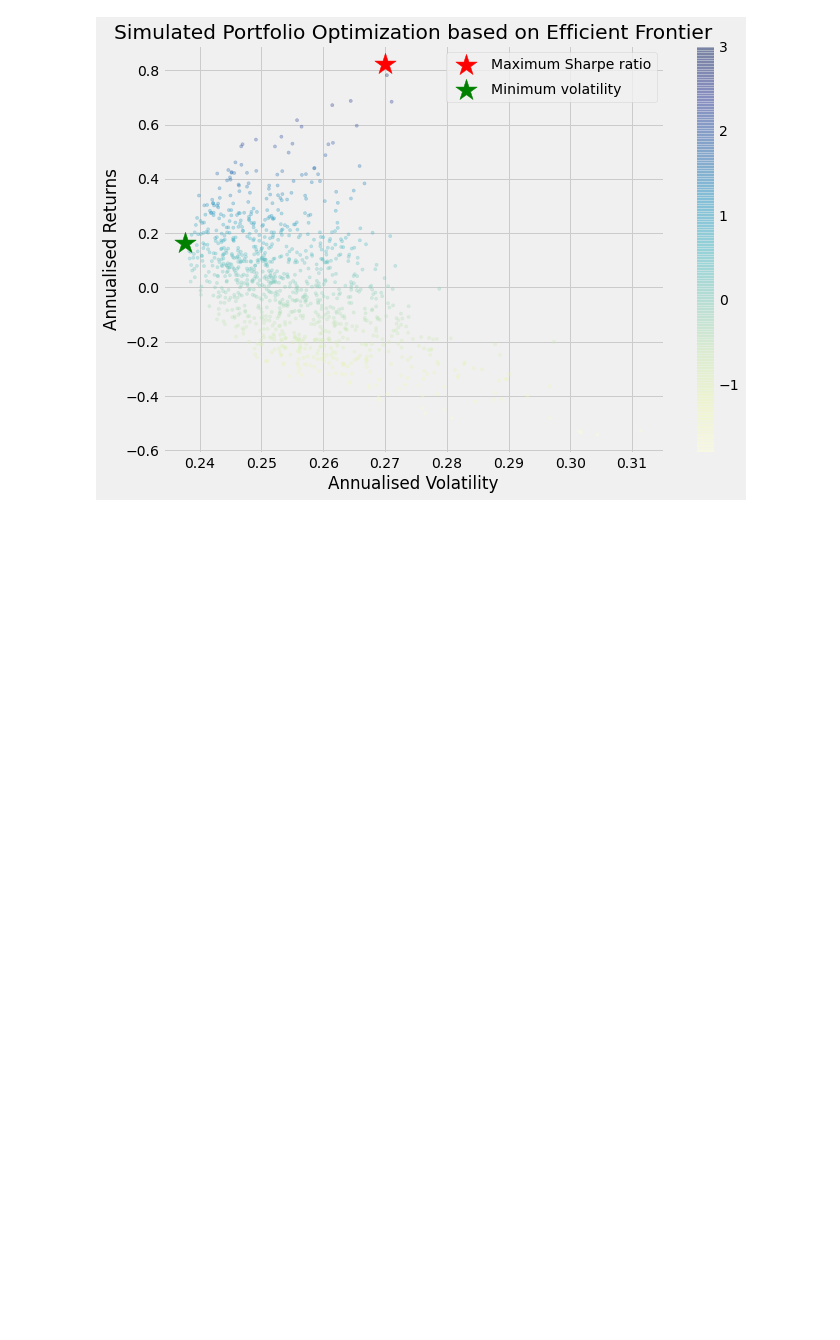
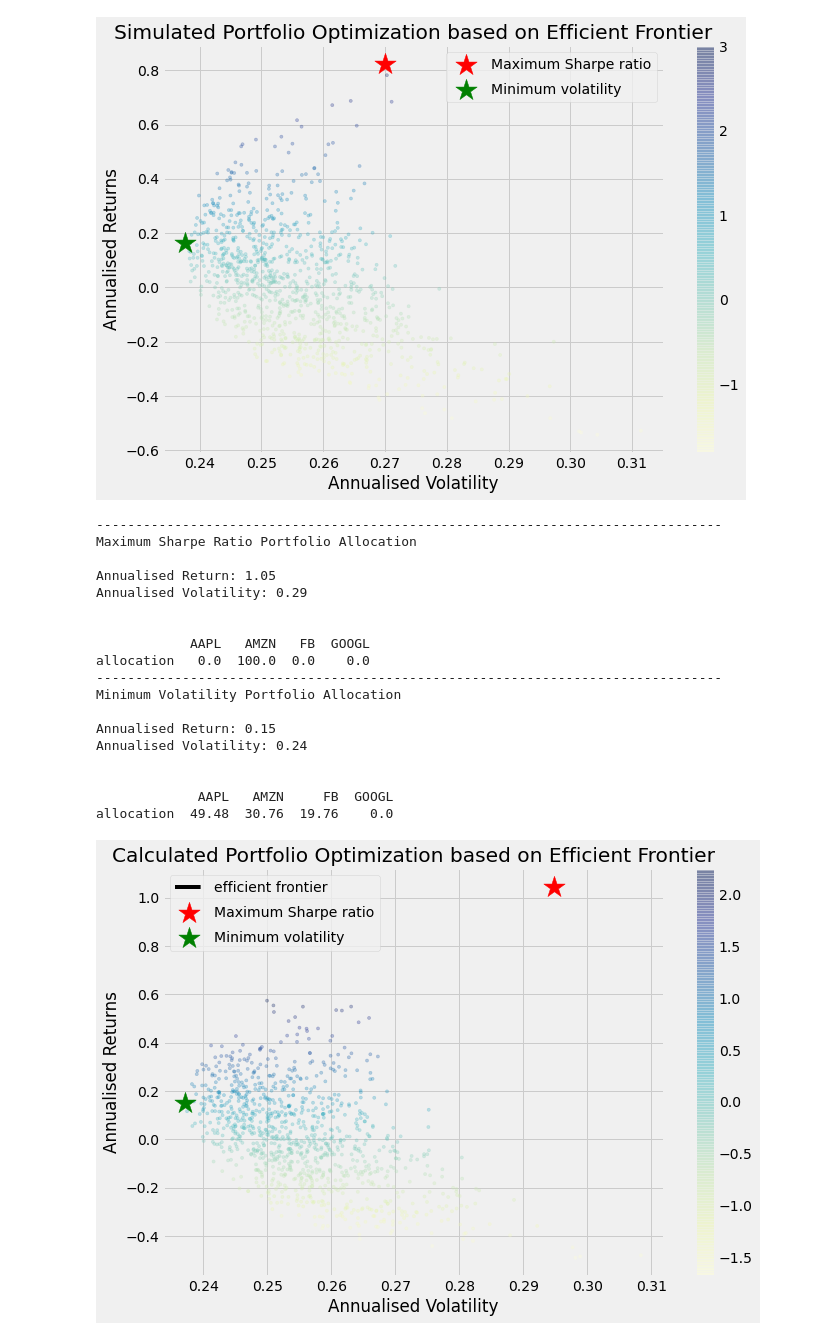
Before and after one commit to krutika234/BSE__IIT-PATNA_OPTIMIZATION-2021, a Jupyter notebook: Portfolio_optimization.ipynb, the cells around one changed output. Saved outputs shown, nothing was run; the diff lists cells and outputs as text; code cells hidden in the pictures; blank space fills up the shorter version.

```diff
--- a/Portfolio_optimization.ipynb
+++ b/Portfolio_optimization.ipynb
@@ -262,7 +262,8 @@ def random_portfolios(num_portfolios, mean_returns, cov_matrix, risk_free_rate):
     args = (mean_returns, cov_matrix)
     constraints = ({'type': 'eq', 'fun': lambda x: np.sum(x) - 1})
     bound = (0.0,1.0)
-    bounds = tuple(bound for asset in range(num_assets))result = sco.minimize(portfolio_volatility, num_assets*[1./num_assets,], args=args,
+    bounds = tuple(bound for asset in range(num_assets))
+    result = sco.minimize(portfolio_volatility, num_assets*[1./num_assets,], args=args,
                         method='SLSQP', bounds=bounds, constraints=constraints)
     return result
 
@@ -375,38 +376,66 @@ allocation  45.83  32.21  19.85   2.11
 
         max_sharpe = max_sharpe_ratio(mean_returns, cov_matrix, risk_free_rate)
         sdp, rp = portfolio_annualised_performance(max_sharpe['x'], mean_returns, cov_matrix)
-        max_sharpe_allocation = pd.DataFrame(max_sharpe.x,index=pf_data.columns,columns=['allocation'])
+        max_sharpe_allocation = pd.DataFrame(max_sharpe.x,index=table.columns,columns=['allocation'])
         max_sharpe_allocation.allocation = [round(i*100,2)for i in max_sharpe_allocation.allocation]
         max_sharpe_allocation = max_sharpe_allocation.T
 
         min_vol = min_variance(mean_returns, cov_matrix)
         sdp_min, rp_min = portfolio_annualised_performance(min_vol['x'], mean_returns, cov_matrix)
-        min_vol_allocation = pd.DataFrame(min_vol.x,index=pf_data.columns,columns=['allocation'])
+        min_vol_allocation = pd.DataFrame(min_vol.x,index=table.columns,columns=['allocation'])
         min_vol_allocation.allocation = [round(i*100,2)for i in min_vol_allocation.allocation]
         min_vol_allocation = min_vol_allocation.T
 
         print ("-"*80)
         print ("Maximum Sharpe Ratio Portfolio Allocation\n")
         print ("Annualised Return:", round(rp,2))
         print ("Annualised Volatility:", round(sdp,2))
         print ("\n")
         print (max_sharpe_allocation)
         print ("-"*80)
         print ("Minimum Volatility Portfolio Allocation\n")
         print ("Annualised Return:", round(rp_min,2))
         print ("Annualised Volatility:", round(sdp_min,2))
         print ("\n")
         print (min_vol_allocation)
 
         plt.figure(figsize=(10, 7))
         plt.scatter(results[0,:],results[1,:],c=results[2,:],cmap='YlGnBu', marker='o', s=10, alpha=0.3)
         plt.colorbar()
         plt.scatter(sdp,rp,marker='*',color='r',s=500, label='Maximum Sharpe ratio')
         plt.scatter(sdp_min,rp_min,marker='*',color='g',s=500, label='Minimum volatility')
         target = np.linspace(rp_min, 0.40, 50)
         efficient_portfolios = efficient_frontier(mean_returns, cov_matrix, target)
-        plt.plot([p['fun'] for p in efficient_portfolios], target, linestyle='-.', color='black', label='efficient frontier')
+        plt.plot([p for p in efficient_portfolios], target, linestyle='-.', color='black', label='efficient frontier')
         plt.title('Calculated Portfolio Optimization based on Efficient Frontier')
         plt.xlabel('Annualised Volatility')
         plt.ylabel('Annualised Returns')
         plt.legend(labelspacing = 0.8)
+
+
+returns = table.pct_change()
+mean_returns = returns.mean()
+cov_matrix = returns.cov()
+num_portfolios = 1000
+risk_free_rate = 0.01136
+display_calculated_ef_with_random(mean_returns, cov_matrix, num_portfolios, risk_free_rate)
+# %% [output]
+--------------------------------------------------------------------------------
+Maximum Sharpe Ratio Portfolio Allocation
+
+Annualised Return: 1.05
+Annualised Volatility: 0.29
+
+
+            AAPL   AMZN   FB  GOOGL
+allocation   0.0  100.0  0.0    0.0
+--------------------------------------------------------------------------------
+Minimum Volatility Portfolio Allocation
+
+Annualised Return: 0.15
+Annualised Volatility: 0.24
+
+
+             AAPL   AMZN     FB  GOOGL
+allocation  49.48  30.76  19.76    0.0
+[figure, added]
```
Also changed, not shown: parts of 1 cell of this notebook.
